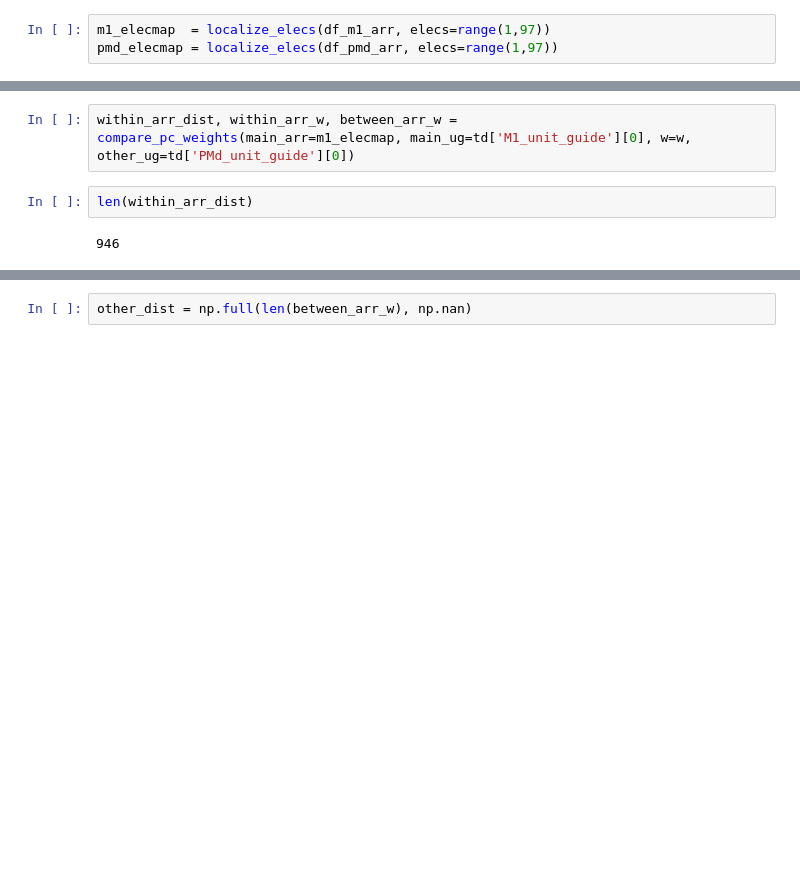
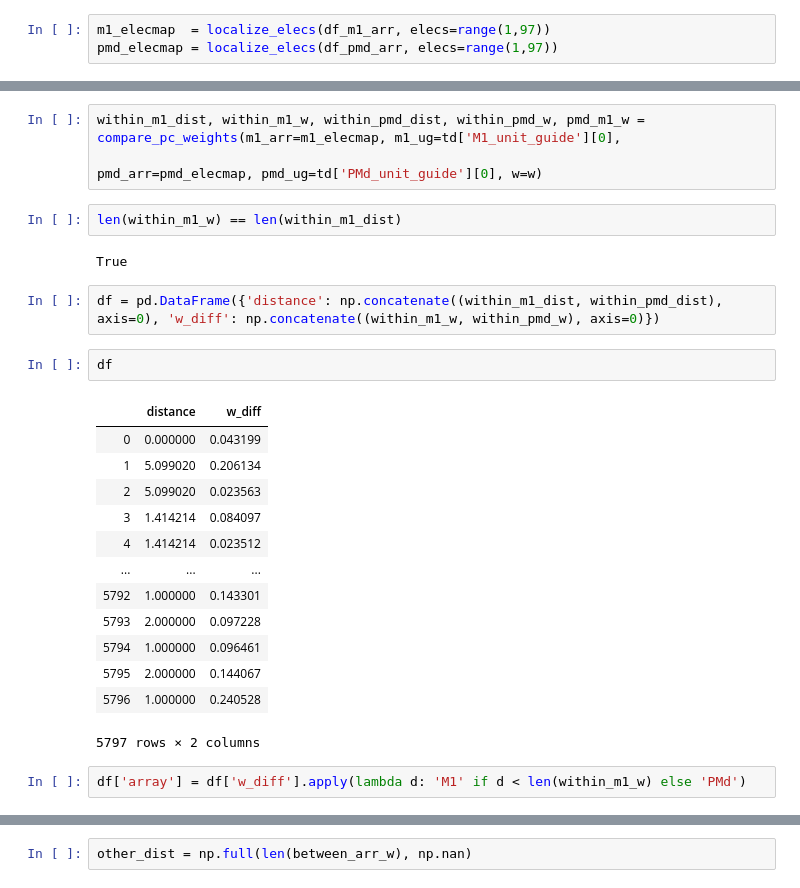
Before and after one commit to daphnecor/Spatial, a Jupyter notebook: SpatialPCA.ipynb, the cells around one changed output, grey strips where cells are left out. Saved outputs shown, nothing was run; the diff lists cells and outputs as text; blank space fills up the shorter version.

```diff
--- a/SpatialPCA.ipynb
+++ b/SpatialPCA.ipynb
@@ -132,6 +137,27 @@ pmd_elecmap = localize_elecs(df_pmd_arr, elecs=range(1,97))
-# %%
-within_arr_dist, within_arr_w, between_arr_w = compare_pc_weights(main_arr=m1_elecmap, main_ug=td['M1_unit_guide'][0], w=w, other_ug=td['PMd_unit_guide'][0])
-# %%
-len(within_arr_dist)
-# %% [output]
-946
+# %%
+within_m1_dist, within_m1_w, within_pmd_dist, within_pmd_w, pmd_m1_w = compare_pc_weights(m1_arr=m1_elecmap, m1_ug=td['M1_unit_guide'][0],
+                                                                                          pmd_arr=pmd_elecmap, pmd_ug=td['PMd_unit_guide'][0], w=w)
+# %%
+len(within_m1_w) == len(within_m1_dist)
+# %% [output]
+True
+# %%
+df = pd.DataFrame({'distance': np.concatenate((within_m1_dist, within_pmd_dist), axis=0), 'w_diff': np.concatenate((within_m1_w, within_pmd_w), axis=0)})
+# %%
+df
+# %% [output]
+|  | distance | w_diff |
+| 0 | 0.000000 | 0.043199 |
+| 1 | 5.099020 | 0.206134 |
+| 2 | 5.099020 | 0.023563 |
+| 3 | 1.414214 | 0.084097 |
+| 4 | 1.414214 | 0.023512 |
+| ... | ... | ... |
+| 5792 | 1.000000 | 0.143301 |
+| 5793 | 2.000000 | 0.097228 |
+| 5794 | 1.000000 | 0.096461 |
+| 5795 | 2.000000 | 0.144067 |
+| 5796 | 1.000000 | 0.240528 |
+5797 rows × 2 columns
+# %%
+df['array'] = df['w_diff'].apply(lambda d: 'M1' if d < len(within_m1_w) else 'PMd')
```
Also changed, not shown: parts of 10 cells of this notebook, 1 other file.
